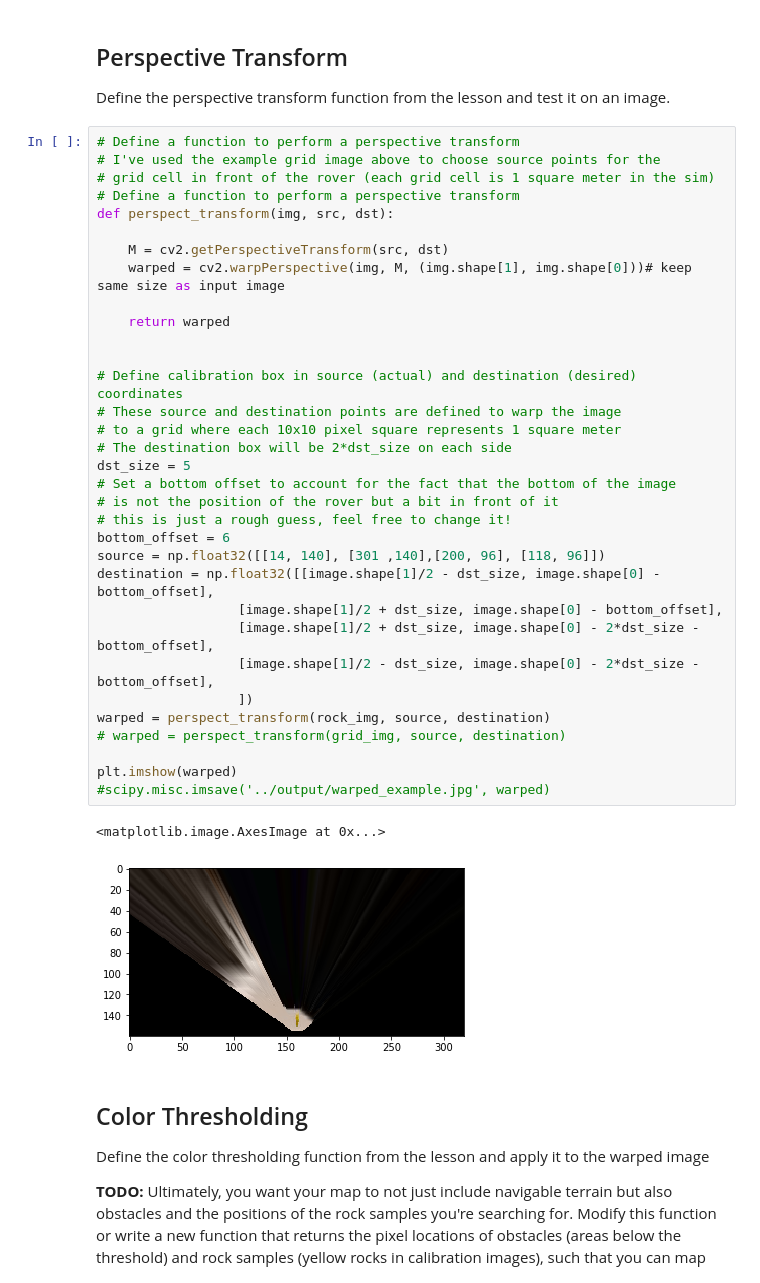
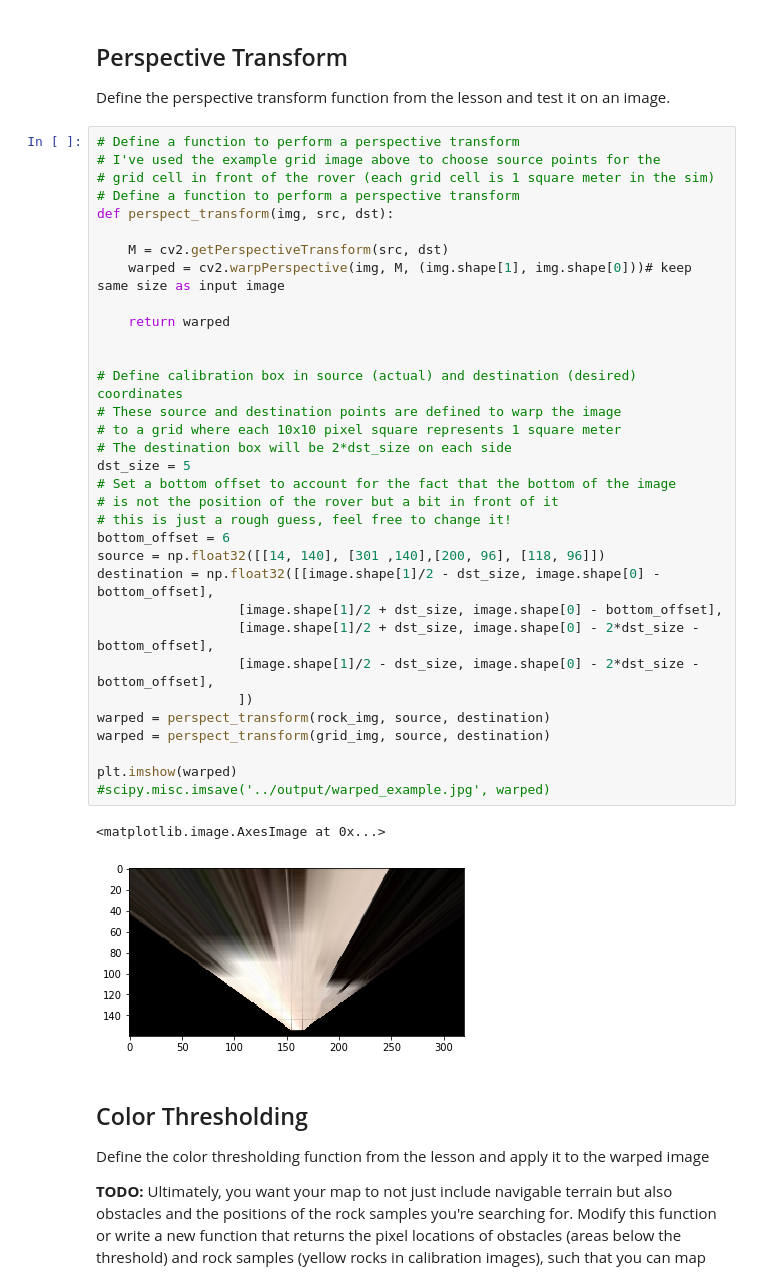
Before and after one commit to luqiang21/Project-Search-and-Sample-Return-RoboticsND, a Jupyter notebook: code/Rover_Project_Test_Notebook.ipynb, the cells around one changed output. Drawn from its saved outputs; the diff is of its cells as text.

```diff
--- a/code/Rover_Project_Test_Notebook.ipynb
+++ b/code/Rover_Project_Test_Notebook.ipynb
@@ -90,15 +90,15 @@
                   [image.shape[1]/2 + dst_size, image.shape[0] - bottom_offset],
                   [image.shape[1]/2 + dst_size, image.shape[0] - 2*dst_size - bottom_offset],
                   [image.shape[1]/2 - dst_size, image.shape[0] - 2*dst_size - bottom_offset],
                   ])
 warped = perspect_transform(rock_img, source, destination)
-# warped = perspect_transform(grid_img, source, destination)
+warped = perspect_transform(grid_img, source, destination)
 
 plt.imshow(warped)
 #scipy.misc.imsave('../output/warped_example.jpg', warped)
 # %% [output]
 <matplotlib.image.AxesImage at 0x...>
-[figure, old version]
+[figure, new version]
 # %% [markdown]
 ## Color Thresholding
 Define the color thresholding function from the lesson and apply it to the warped image
```
Also changed, not shown: parts of 4 cells of this notebook, 4 other files.
